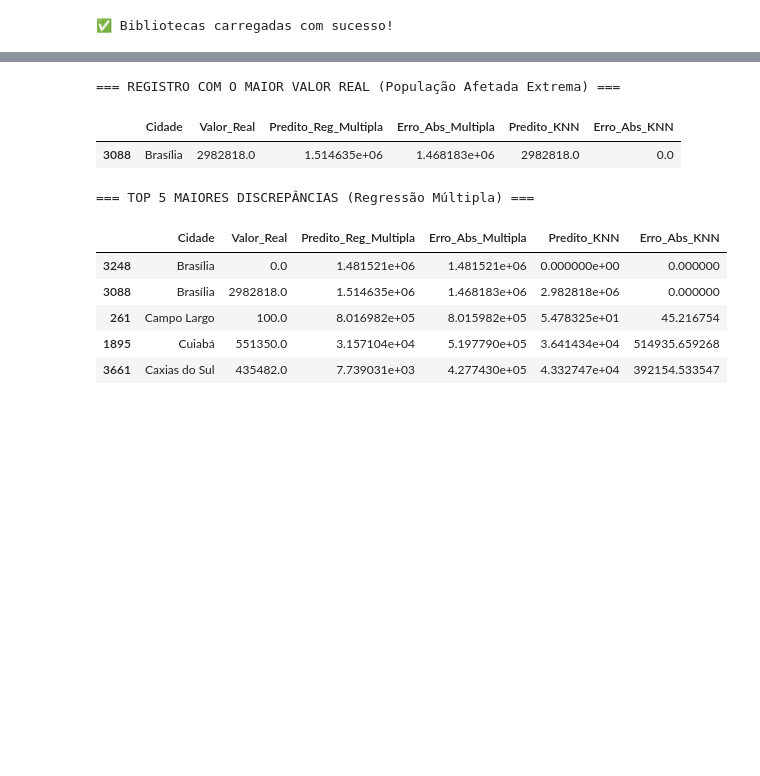
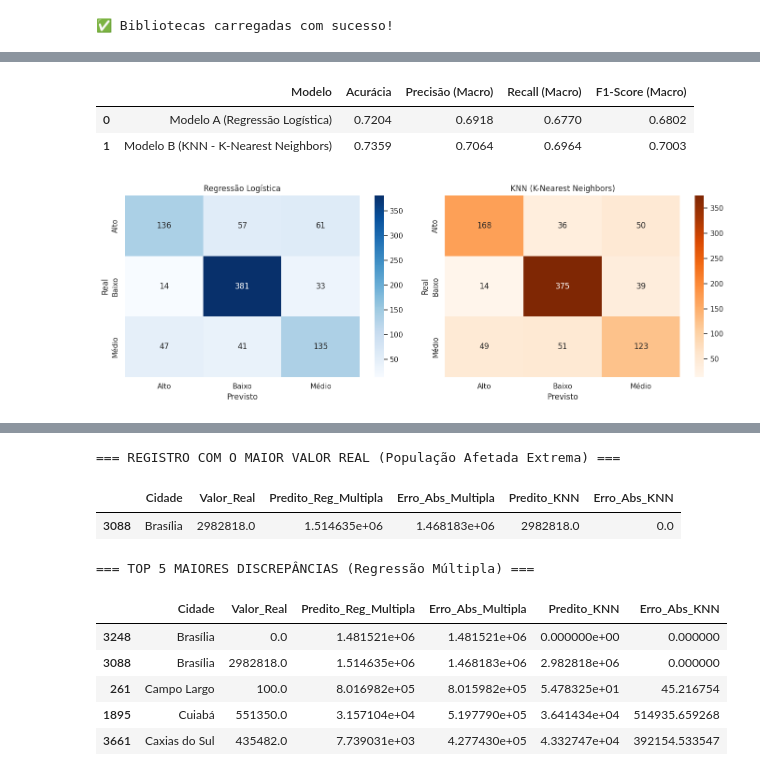
Before and after one commit to LaraDondossola/Classificacao-eventos-climaticos, a Jupyter notebook: Notebooks/Limpeza_e_Pré_processamento.ipynb, the cells around one changed output, grey strips where cells are left out. Cells and saved outputs as stored; diff of their text form; code cells hidden in the pictures; blank space fills up the shorter version.

```diff
--- a/Notebooks/Limpeza_e_Pré_processamento.ipynb
+++ b/Notebooks/Limpeza_e_Pré_processamento.ipynb
@@ -171,0 +133,75 @@ print("✅ Pré-processamento sem Data Leakage concluído!")
+# %%
+# ==============================================================================
+# PARTE 1: ABORDAGEM DE CLASSIFICAÇÃO (Nível de Risco: Baixo, Médio, Alto)
+# Modelos Utilizados: Regressão Logística e KNN (K-Nearest Neighbors)
+# ==============================================================================
+
+print("\n--- TREINANDO MODELOS DE CLASSIFICAÇÃO ---")
+
+# MODELO A: Regressão Logística
+param_grid_lr = {
+    'C': [0.1, 1.0, 10.0],
+    'max_iter': [500]
+}
+grid_lr = GridSearchCV(LogisticRegression(random_state=42), param_grid_lr, cv=5, scoring='f1_macro')
+grid_lr.fit(X_train_prep, y_train_cls)
+modelo_A_cls = grid_lr.best_estimator_
+
+# MODELO B: K-Nearest Neighbors (KNN)
+param_grid_knn = {
+    'n_neighbors': [3, 5, 7, 9],
+    'weights': ['uniform', 'distance']
+}
+grid_knn = GridSearchCV(KNeighborsClassifier(), param_grid_knn, cv=5, scoring='f1_macro')
+grid_knn.fit(X_train_prep, y_train_cls)
+modelo_B_cls = grid_knn.best_estimator_
+
+# Avaliação no Teste
+y_pred_lr = modelo_A_cls.predict(X_test_prep)
+y_pred_knn = modelo_B_cls.predict(X_test_prep)
+
+def metricas_cls(y_true, y_pred, nome):
+    return {
+        'Modelo': nome,
+        'Acurácia': f"{accuracy_score(y_true, y_pred):.4f}",
+        'Precisão (Macro)': f"{precision_score(y_true, y_pred, average='macro'):.4f}",
+        'Recall (Macro)': f"{recall_score(y_true, y_pred, average='macro'):.4f}",
+        'F1-Score (Macro)': f"{f1_score(y_true, y_pred, average='macro'):.4f}"
+    }
+
+df_res_cls = pd.DataFrame([
+    metricas_cls(y_test_cls, y_pred_lr, "Modelo A (Regressão Logística)"),
+    metricas_cls(y_test_cls, y_pred_knn, "Modelo B (KNN - K-Nearest Neighbors)")
+])
+
+print("\n=== TABELA DE MÉTRICAS - CLASSIFICAÇÃO ===")
+display(df_res_cls)
+
+# Matrizes de Confusão com Rótulos de Reais e Previstos
+fig, axes = plt.subplots(1, 2, figsize=(14, 5))
+
+classes = ['Alto', 'Baixo', 'Médio']
+
+# Regressão Logística
+sns.heatmap(
+    confusion_matrix(y_test_cls, y_pred_lr),
+    annot=True, fmt='d', cmap='Blues', ax=axes[0],
+    xticklabels=classes, yticklabels=classes
+)
+axes[0].set_title('Regressão Logística')
+axes[0].set_xlabel('Previsto')
+axes[0].set_ylabel('Real')
+
+# KNN
+sns.heatmap(
+    confusion_matrix(y_test_cls, y_pred_knn),
+    annot=True, fmt='d', cmap='Oranges', ax=axes[1],
+    xticklabels=classes, yticklabels=classes
+)
+axes[1].set_title('KNN (K-Nearest Neighbors)')
+axes[1].set_xlabel('Previsto')
+axes[1].set_ylabel('Real')
+
+plt.tight_layout()
+plt.show()
+# %% [output]
@@ -171,0 +211,4 @@ print("✅ Pré-processamento sem Data Leakage concluído!")
+|  | Modelo | Acurácia | Precisão (Macro) | Recall (Macro) | F1-Score (Macro) |
+| 0 | Modelo A (Regressão Logística) | 0.7204 | 0.6918 | 0.6770 | 0.6802 |
+| 1 | Modelo B (KNN - K-Nearest Neighbors) | 0.7359 | 0.7064 | 0.6964 | 0.7003 |
+[figure, added]
```
Also changed, not shown: parts of 6 cells of this notebook.
